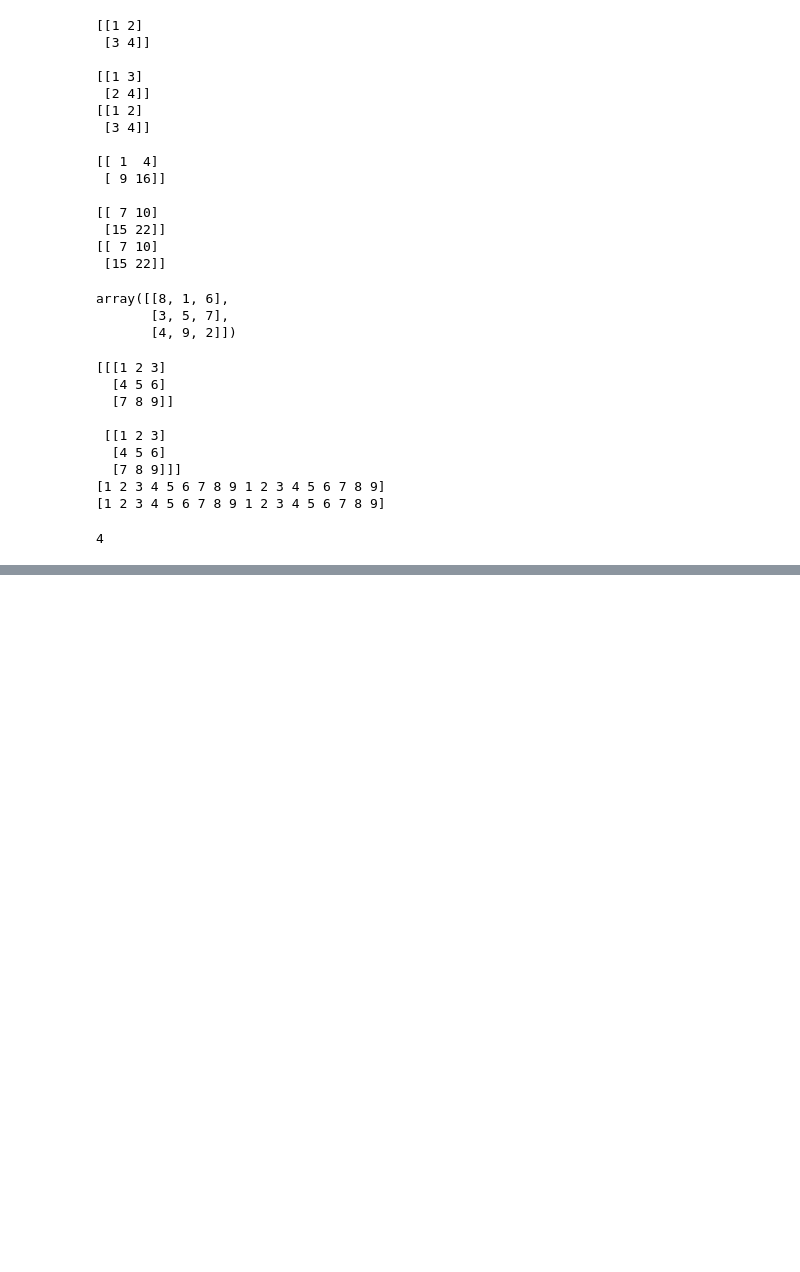
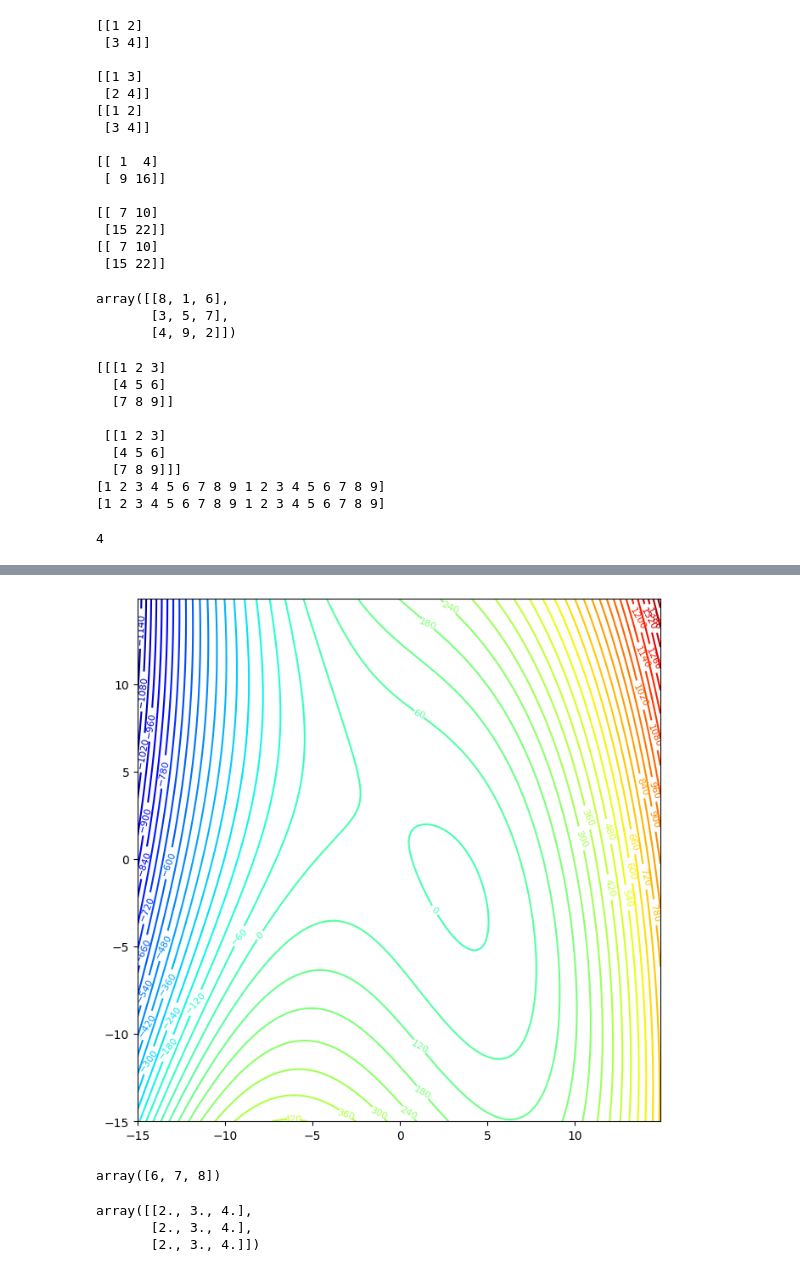
Before and after one commit to Lokesh8Goenka/MDSC-102, a Jupyter notebook: 204212-MDSC102-Assignment2.ipynb, the cells around one changed output, grey strips where cells are left out. Saved outputs shown, nothing was run; the diff lists cells and outputs as text; code cells hidden in the pictures; blank space fills up the shorter version.

```diff
--- a/204212-MDSC102-Assignment2.ipynb
+++ b/204212-MDSC102-Assignment2.ipynb
@@ -455,0 +514,11 @@ print(np.var(x)) # variance
+# %%
+# Meshes
+x = np.linspace(0,5,6)
+y = np.linspace(5,8,4)
+X,Y = np.meshgrid(x,y)
+print(X) # x is repeated in the cols 4 times
+print(Y) # y is repeated in the rows 6 times
+
+X,Y = np.meshgrid(x,y, sparse = True) #for sparse matrix
+print(X)
+print(Y)
@@ -455,0 +539,30 @@ print(np.var(x)) # variance
+# %%
+import matplotlib.pyplot as plt
+f = lambda x,y : 0.3*x**3 + y**2 + 2*x*y - 6*x - 3*y + 4
+x = np.arange(-15,15,0.1)
+y = np.arange(-15,15,0.1)
+
+fig = plt.figure(figsize = (16,8))
+X, Y = np.meshgrid(x,y)
+Z = f(X, Y)
+N = 50
+cp = plt.contour(X,Y,Z,N,cmap = 'jet')
+plt.clabel(cp, inline = 1, fontsize = 8)
+plt.axis('scaled')
+plt.show()
+# %% [output]
+[figure, added]
+# %%
+# Broadcasting
+a = np.array((1,2,3))
+b = a + 5 # add 5 to every element of the array('a')
+b
+# %% [output]
+array([6, 7, 8])
+# %%
+M = np.ones((3,3))
+M + a
+# %% [output]
+array([[2., 3., 4.],
+       [2., 3., 4.],
+       [2., 3., 4.]])
```
Also changed, not shown: parts of 49 cells of this notebook.
